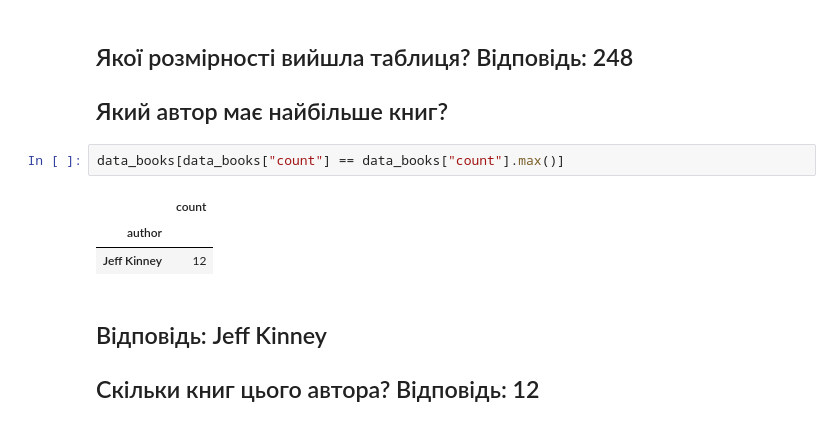
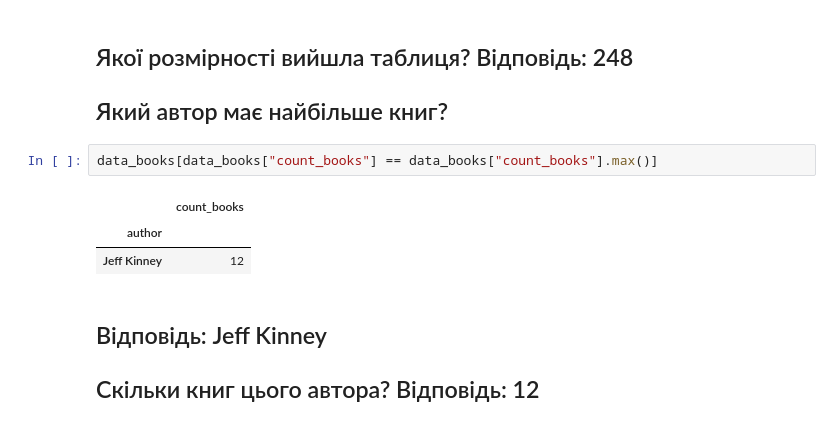
Before and after one commit to tarsweb-Python-GOIT/DS-HW, a Jupyter notebook: hw-02-03.ipynb, the cells around one changed output. Saved outputs shown, nothing was run; the diff lists cells and outputs as text.

```diff
--- a/hw-02-03.ipynb
+++ b/hw-02-03.ipynb
@@ -194,9 +194,9 @@ data_books
 ## Якої розмірності вийшла таблиця? Відповідь: 248
 ## Який автор має найбільше книг?
 # %%
-data_books[data_books["count"] == data_books["count"].max()]
+data_books[data_books["count_books"] == data_books["count_books"].max()]
 # %% [output]
-|  | count |
+|  | count_books |
 | author |  |
 | Jeff Kinney | 12 |
 # %% [markdown]
```
Also changed, not shown: parts of 5 cells of this notebook.
